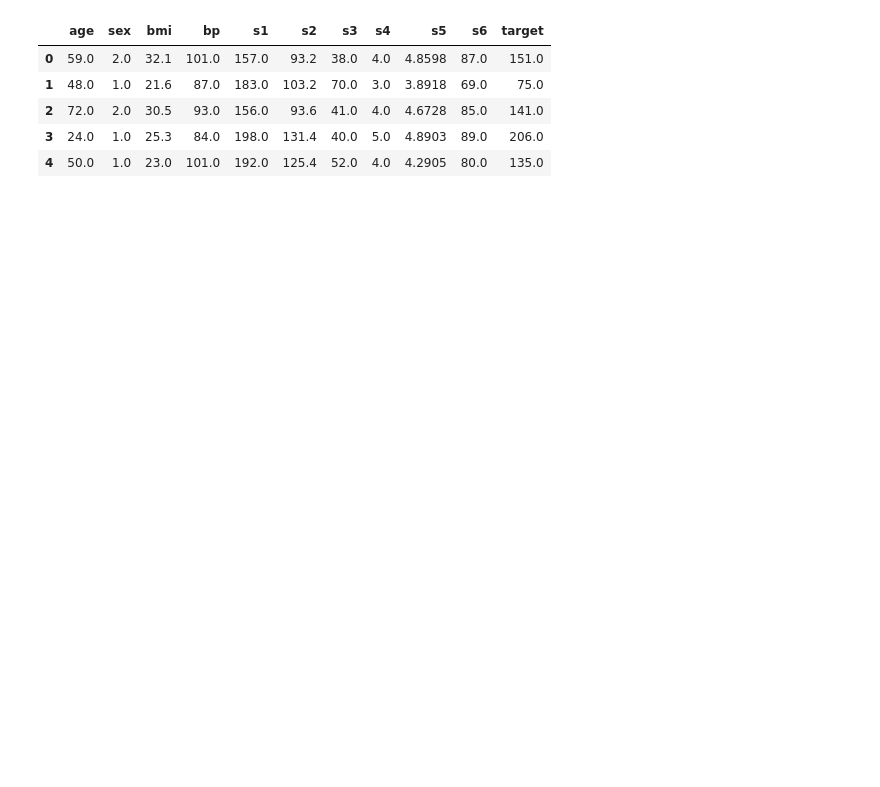
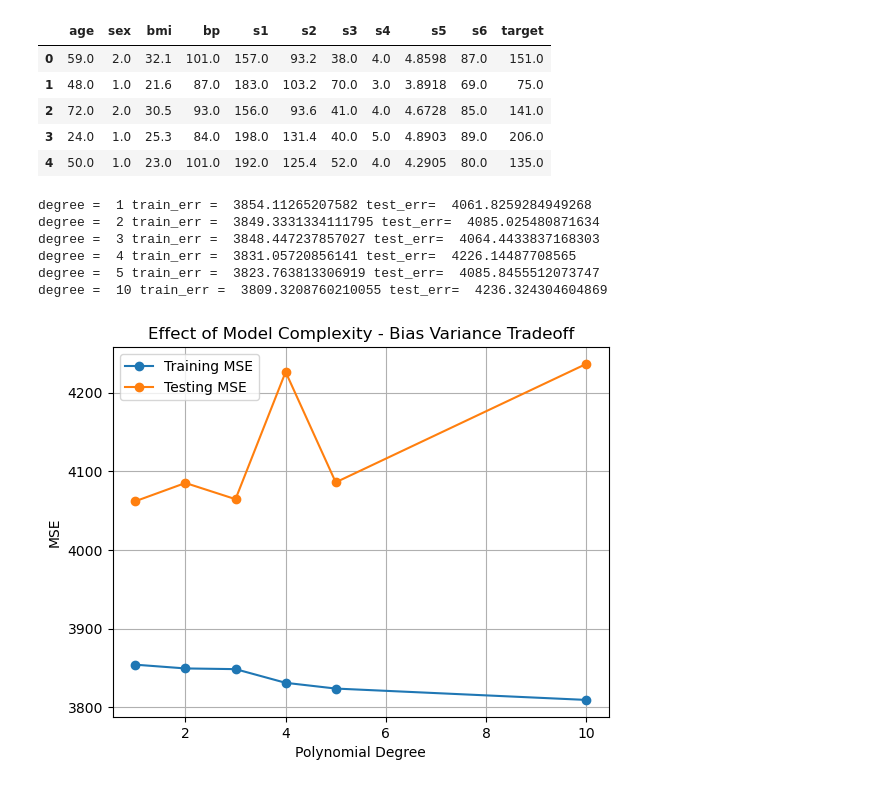
Before and after one commit to chaitanya3131/Machine-Learning-Practice, a Jupyter notebook: ML_P4.ipynb, the cells around one changed output. Cells and saved outputs as stored; diff of their text form; code cells hidden in the pictures; blank space fills up the shorter version.

Commit message:
analyed bias-variance-tradeoff

```diff
--- a/ML_P4.ipynb
+++ b/ML_P4.ipynb
@@ -21,3 +21,50 @@ df.head()
 | 2 | 72.0 | 2.0 | 30.5 | 93.0 | 156.0 | 93.6 | 41.0 | 4.0 | 4.6728 | 85.0 | 141.0 |
 | 3 | 24.0 | 1.0 | 25.3 | 84.0 | 198.0 | 131.4 | 40.0 | 5.0 | 4.8903 | 89.0 | 206.0 |
 | 4 | 50.0 | 1.0 | 23.0 | 101.0 | 192.0 | 125.4 | 52.0 | 4.0 | 4.2905 | 80.0 | 135.0 |
+# %%
+x=df[['bmi']]
+train_err=[]
+test_err=[]
+degrees=[1,2,3,4,5,10]
+x_train,x_test,y_train,y_test=train_test_split(x,y,test_size=0.2,random_state=42)
+le=LinearRegression()
+# %%
+for degree in degrees:
+    p=PolynomialFeatures(degree=degree)
+    x_train_poly=p.fit_transform(x_train)
+    x_test_poly=p.transform(x_test)
+
+    le.fit(x_train_poly,y_train)
+
+    train_pred=le.predict(x_train_poly)
+    test_pred=le.predict(x_test_poly)
+
+    train_mse=mean_squared_error(y_train,train_pred)
+    test_mse=mean_squared_error(y_test,test_pred)
+
+    train_err.append(train_mse)
+    test_err.append(test_mse)
+
+    print('degree = ',degree,
+         'train_err = ',train_mse,
+         'test_err= ',test_mse)
+# %% [output]
+degree =  1 train_err =  3854.11265207582 test_err=  4061.8259284949268
+degree =  2 train_err =  3849.3331334111795 test_err=  4085.025480871634
+degree =  3 train_err =  3848.447237857027 test_err=  4064.4433837168303
+degree =  4 train_err =  3831.05720856141 test_err=  4226.14487708565
+degree =  5 train_err =  3823.763813306919 test_err=  4085.8455512073747
+degree =  10 train_err =  3809.3208760210055 test_err=  4236.324304604869
+# %%
+
+plt.plot(degrees, train_err, marker='o', label="Training MSE")
+plt.plot(degrees, test_err, marker='o', label="Testing MSE")
+
+plt.xlabel("Polynomial Degree")
+plt.ylabel("MSE")
+plt.title("Effect of Model Complexity - Bias Variance Tradeoff")
+plt.legend()
+plt.grid()
+plt.show()
+# %% [output]
+[figure, added]
```
